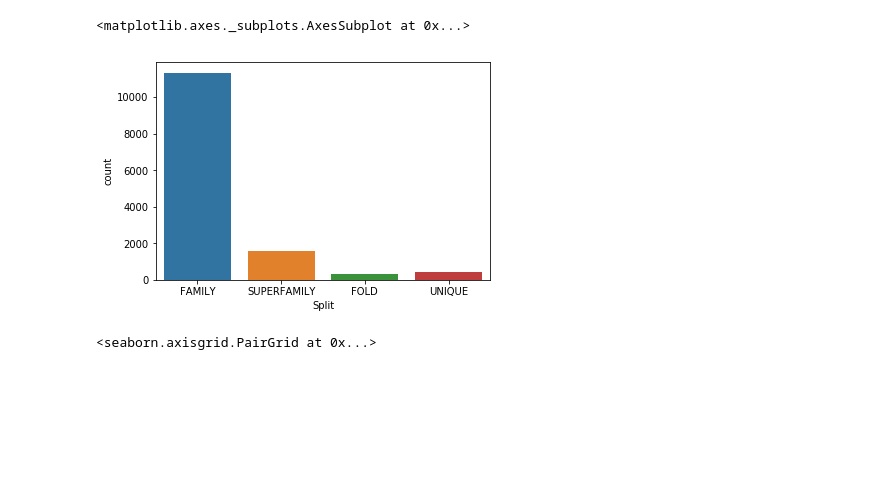
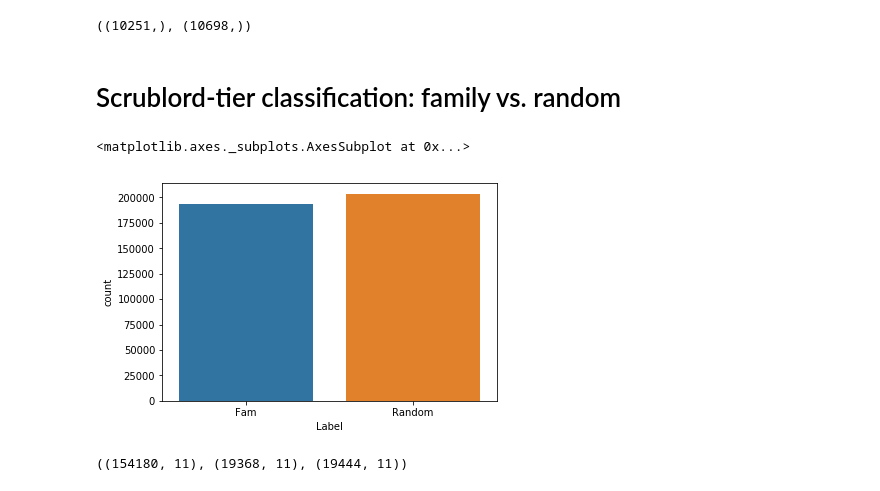
Before and after one commit to FBoyles/3dsig, a Jupyter notebook: notebooks/Sandbox.ipynb, the cells around one changed output. Saved outputs shown, nothing was run; the diff lists cells and outputs as text; code cells hidden in the pictures; blank space fills up the shorter version.

```diff
--- a/notebooks/Sandbox.ipynb
+++ b/notebooks/Sandbox.ipynb
@@ -11,16 +11,19 @@ split.columns = ['Protein', 'Split']
 # %%
 data.loc[data.isna().any(axis='columns')]
 data.dropna(axis='index', inplace=True)
-# %%
-sns.countplot(data=split, x='Split')
-# %% [output]
-<matplotlib.axes._subplots.AxesSubplot at 0x...>
-[figure, removed]
+# %%
+family_targets = data[(data['Label'] == 'Fam')]['Target'].unique()
+superfamily_targets = data[(data['Label'] == 'SFam')]['Target'].unique()
+family_targets.shape, superfamily_targets.shape
+# %% [output]
+((10251,), (10698,))
+# %% [markdown]
+# Scrublord-tier classification: family vs. random
 # %%
-family = data[data['Label'].isin(['Fam', 'Random'])]
+family_data = data[data['Target'].isin(family_targets) & data['Label'].isin(['Fam', 'Random'])]
+sns.countplot(data=family_data, x='Label')
+# %% [output]
+<matplotlib.axes._subplots.AxesSubplot at 0x...>
+[figure, added]
-# %%
-sns.pairplot(data[feature_names + ['Label']], hue='Label', diag_kind='kde', plot_kws={'s': 10, 'alpha': 0.5})
-# %% [output]
-<seaborn.axisgrid.PairGrid at 0x...>
 # %%
 feature_names = ['Target_Length', 'Template_Length', 'Contact_PPV', 'Contact_TP', 'Contact_P', 'Contact_All', 'Neff', 'SeqID']
@@ -32 +38,5 @@ test = sample[1800:]
+# %%
+family_data[family_data['Target'].isin(train)].shape, family_data[family_data['Target'].isin(validation)].shape, family_data[family_data['Target'].isin(test)].shape
+# %% [output]
+((154180, 11), (19368, 11), (19444, 11))
 # %%
```
Also changed, not shown: parts of 24 cells of this notebook.
